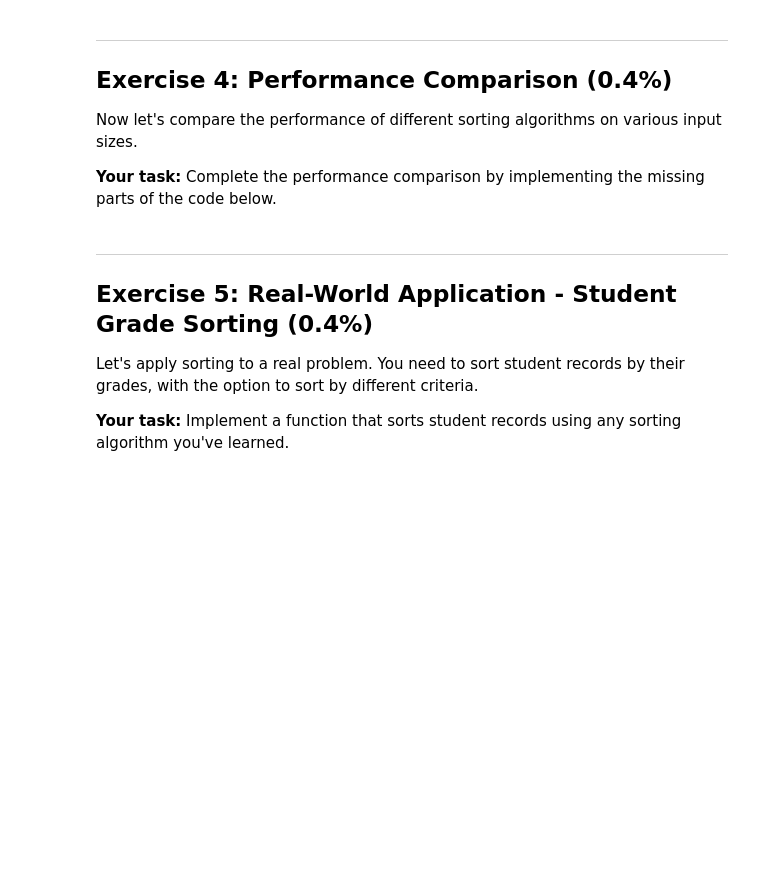
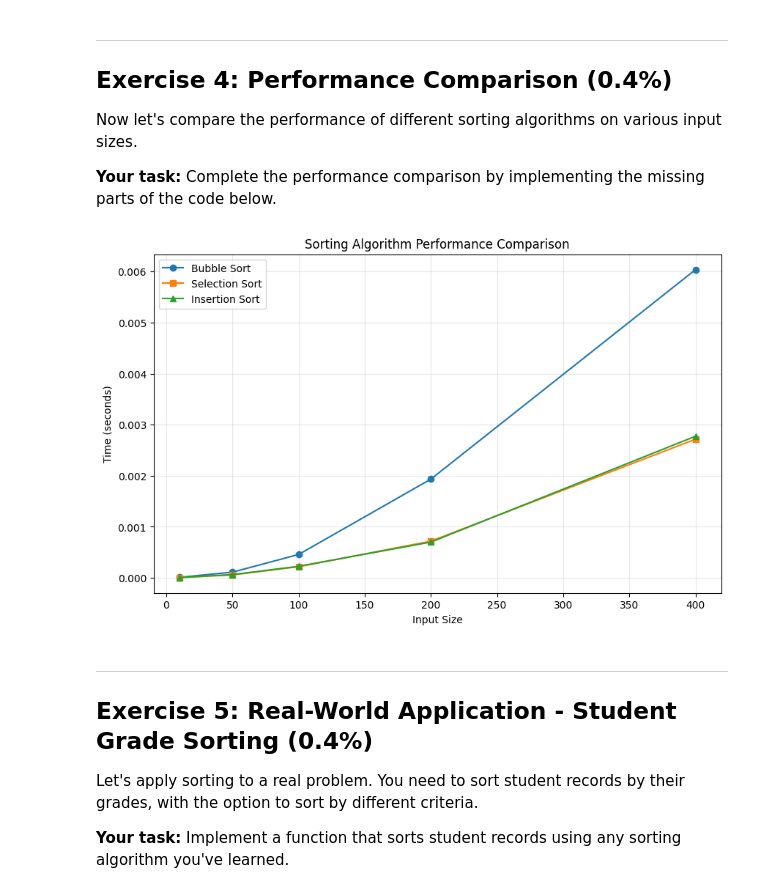
Before and after one commit to lesavantdon/chem274lab1, a Jupyter notebook: colab_lab1.ipynb, the cells around one changed output. Drawn from its saved outputs; the diff is of its cells as text; code cells hidden in the pictures; blank space fills up the shorter version.

```diff
--- a/colab_lab1.ipynb
+++ b/colab_lab1.ipynb
@@ -180,7 +162,7 @@ Algorithm steps:
 3. Insert it in the correct position among the sorted elements
 4. Repeat for all elements
 # %%
-def insertion_sort(lst):
+def insertion_sort(list):
     """
     Implement insertion sort algorithm.
 
@@ -190,11 +172,16 @@ def insertion_sort(lst):
     Returns:
         None (sorts the list in-place)
     """
-    # TODO: Implement insertion sort
-    # Hint: For each element, find where it belongs in the sorted portion
-    # and shift elements to make room for it
 
-    # YOUR CODE HERE
+    for i in range(1, len(list)):
+        home = list[i]
+        j = i - 1
+
+        while j >= 0 and list[j] > home:
+            list[j + 1] = list[j]
+            j = j - 1
+
+        list[j + 1] = home
     pass
 
 # Test your implementation
@@ -231,23 +218,17 @@ Understanding the efficiency of sorting algorithms is crucial. Let's analyze how
 **Your task:** Modify the bubble sort implementation to count the number of comparisons made during sorting.
 # %%
 def bubble_sort_with_count(lst):
-    """
-    Bubble sort that counts the number of comparisons made.
-
-    Args:
-        lst: A list of comparable elements
-
-    Returns:
-        tuple: (sorted_list, comparison_count)
-    """
-    lst = lst.copy()  # Don't modify the original list
+    lst = lst.copy()
     n = len(lst)
     comparison_count = 0
 
-    # TODO: Implement bubble sort while counting comparisons
-    # Remember to increment comparison_count each time you compare two elements
+    for i in range(n):
+        for j in range(0, n - i - 1):
 
-    # YOUR CODE HERE
+            comparison_count += 1
+
+            if lst[j] > lst[j + 1]:
+                lst[j], lst[j + 1] = lst[j + 1], lst[j]
 
     return lst, comparison_count
 
@@ -301,34 +290,38 @@ def compare_sorting_algorithms(sizes=[10, 50, 100, 200, 400]):
                 break
 
     for size in sizes:
         # Generate a random list for testing
         test_list = generate_random_list(size)
 
         # TODO: Time each sorting algorithm on the same list
         # Use the time_sort helper function defined earlier
 
         # YOUR CODE HERE
         # Hint: results['bubble'].append(time_sort(bubble_sort, test_list))
-
+        results['bubble'].append(time_sort(bubble_sort, test_list))
+        results['selection'].append(time_sort(selection_sort, test_list))
+        results['insertion'].append(time_sort(insertion_sort, test_list))
         pass
 
     return results, sizes
 
 # Run the comparison
 results, sizes = compare_sorting_algorithms()
 
 # Visualize the results
 if results['bubble']:  # Check if results were collected
     plt.figure(figsize=(10, 6))
     plt.plot(sizes, results['bubble'], 'o-', label='Bubble Sort')
     plt.plot(sizes, results['selection'], 's-', label='Selection Sort')
     plt.plot(sizes, results['insertion'], '^-', label='Insertion Sort')
     plt.xlabel('Input Size')
     plt.ylabel('Time (seconds)')
     plt.title('Sorting Algorithm Performance Comparison')
     plt.legend()
     plt.grid(True, alpha=0.3)
     plt.show()
+# %% [output]
+[figure, added]
 # %% [markdown]
 ---
 ## Exercise 5: Real-World Application - Student Grade Sorting (0.4%)
```
Also changed, not shown: parts of 5 cells of this notebook.
